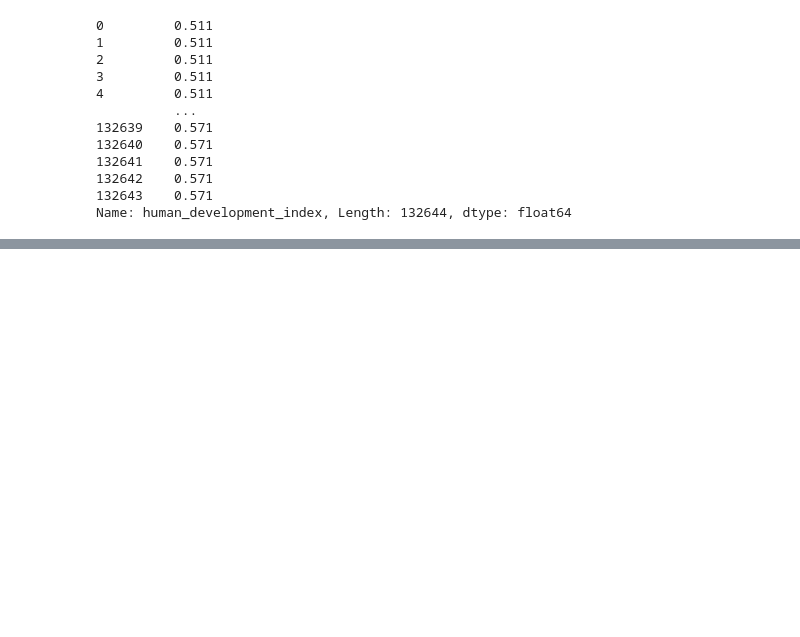
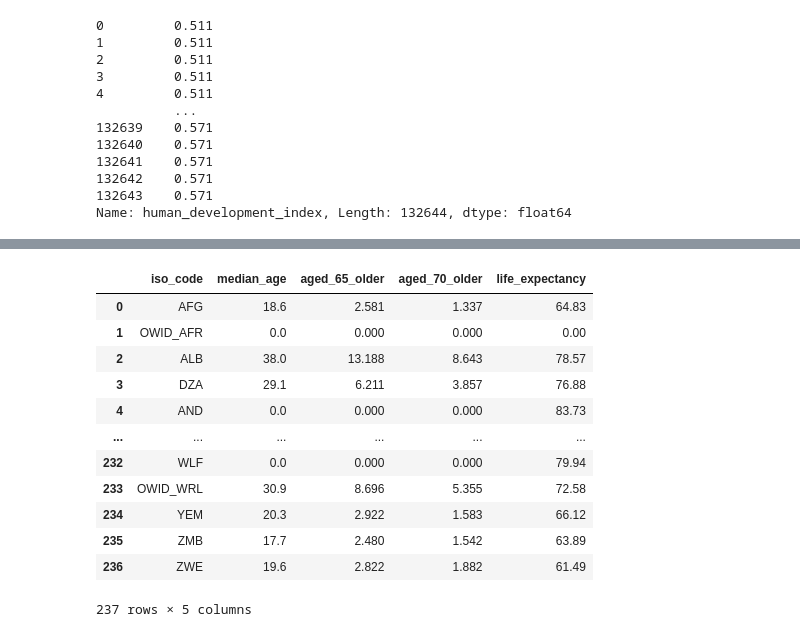
Before and after one commit to adityapuranik24/Covid-Analysis, a Jupyter notebook: Data_Cleaning/World_Covid_Cases.ipynb, the cells around one changed output, grey strips where cells are left out. Drawn from its saved outputs; the diff is of its cells as text; code cells hidden in the pictures; blank space fills up the shorter version.

```diff
--- a/Data_Cleaning/World_Covid_Cases.ipynb
+++ b/Data_Cleaning/World_Covid_Cases.ipynb
@@ -893,0 +917,19 @@ df['excess_mortality_cumulative_per_million'].isnull().sum()
+# %%
+age_df = df[['iso_code', 'median_age', 'aged_65_older', 'aged_70_older', 'life_expectancy']]
+age_df = age_df.drop_duplicates()
+age_df = age_df.reset_index(drop= True)
+age_df
+# %% [output]
+|  | iso_code | median_age | aged_65_older | aged_70_older | life_expectancy |
+| 0 | AFG | 18.6 | 2.581 | 1.337 | 64.83 |
+| 1 | OWID_AFR | 0.0 | 0.000 | 0.000 | 0.00 |
+| 2 | ALB | 38.0 | 13.188 | 8.643 | 78.57 |
+| 3 | DZA | 29.1 | 6.211 | 3.857 | 76.88 |
+| 4 | AND | 0.0 | 0.000 | 0.000 | 83.73 |
+| ... | ... | ... | ... | ... | ... |
+| 232 | WLF | 0.0 | 0.000 | 0.000 | 79.94 |
+| 233 | OWID_WRL | 30.9 | 8.696 | 5.355 | 72.58 |
+| 234 | YEM | 20.3 | 2.922 | 1.583 | 66.12 |
+| 235 | ZMB | 17.7 | 2.480 | 1.542 | 63.89 |
+| 236 | ZWE | 19.6 | 2.822 | 1.882 | 61.49 |
+237 rows × 5 columns
```
Also changed, not shown: parts of 17 cells of this notebook, 6 other files.
